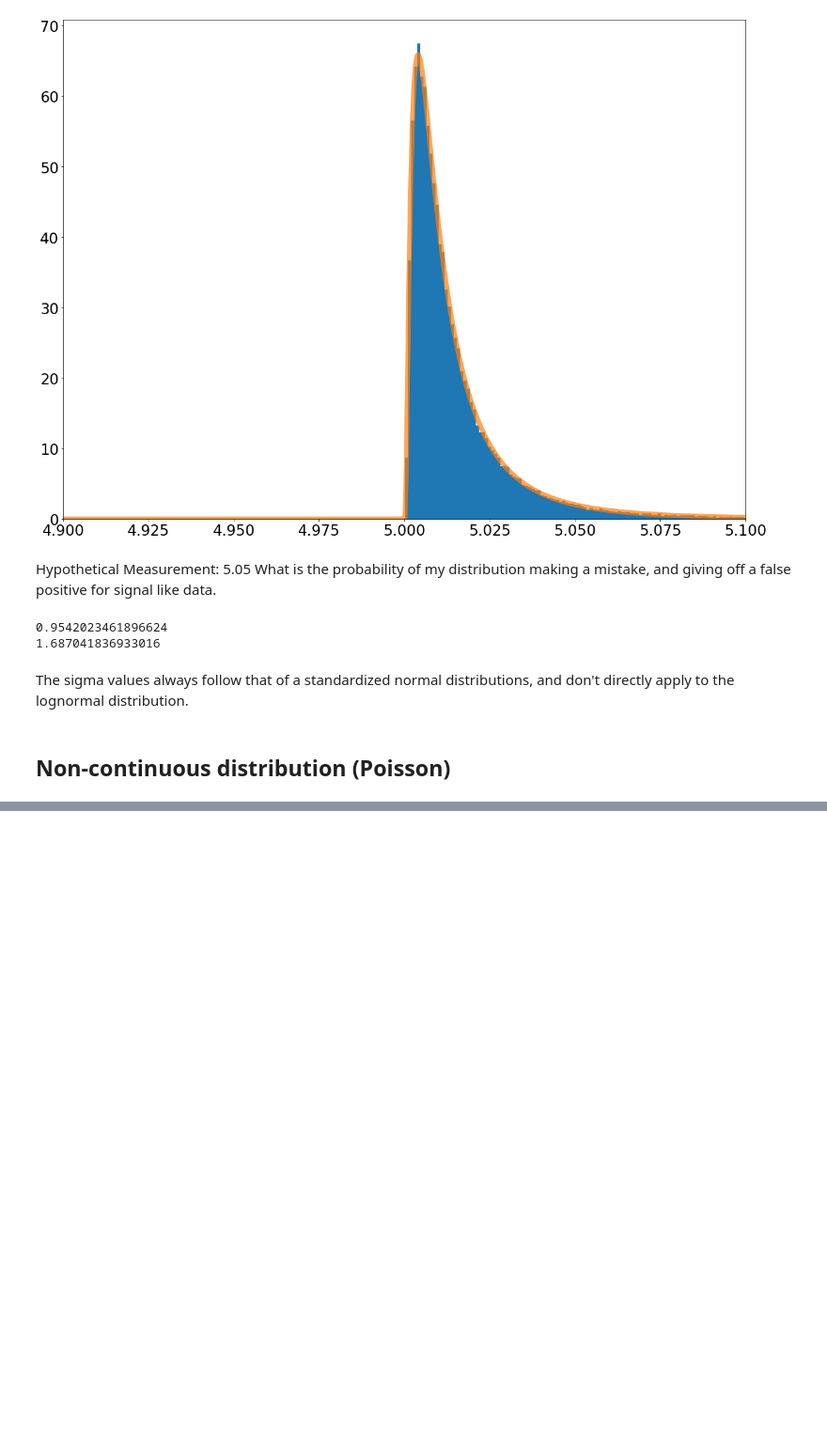
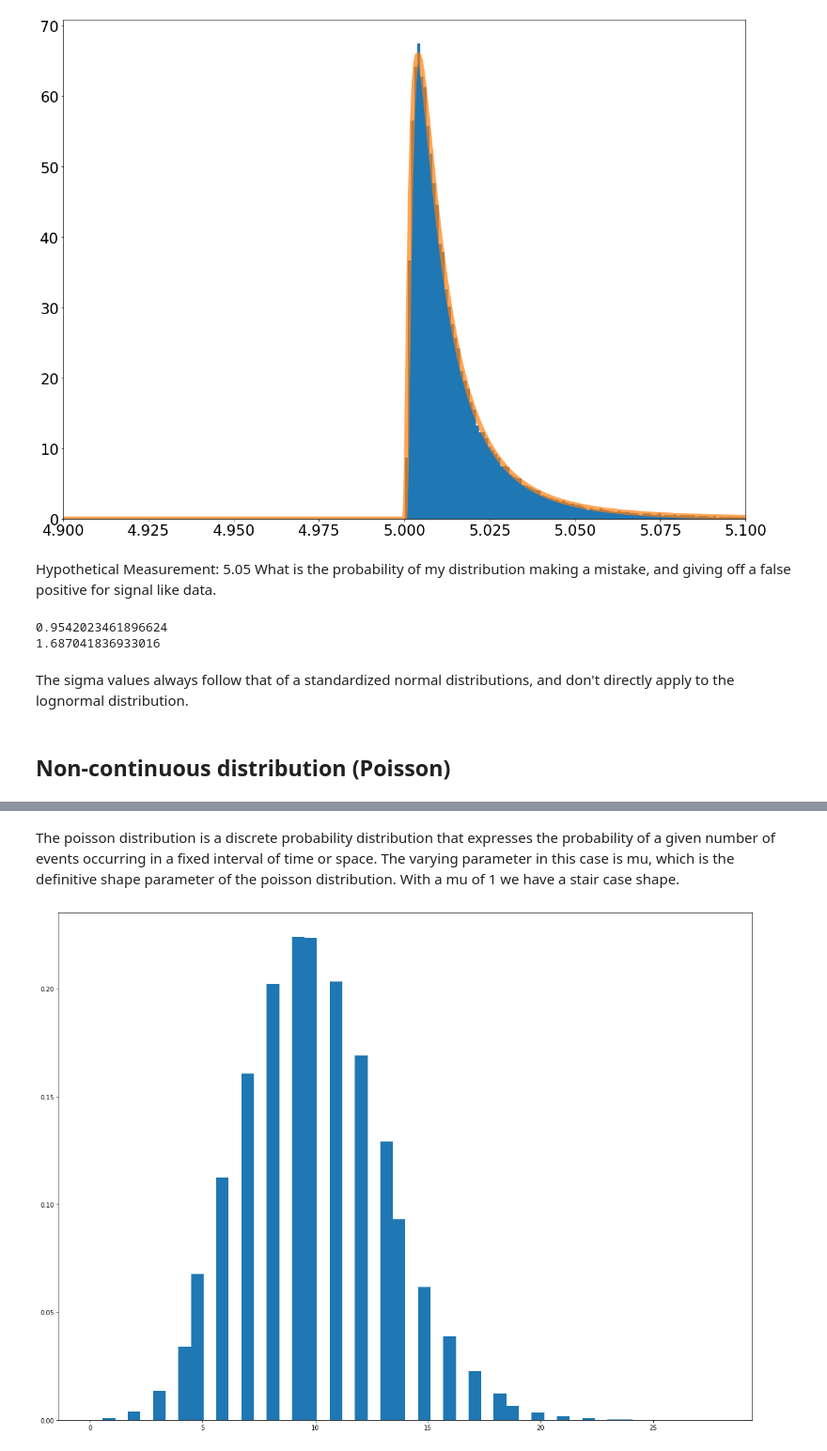
Before and after one commit to IgorBanin/Phys434, a Jupyter notebook: Lab1.ipynb, the cells around one changed output, grey strips where cells are left out. Shown: that part at 94% size. Saved outputs shown, nothing was run; the diff lists cells and outputs as text; code cells hidden in the pictures; blank space fills up the shorter version.

```diff
--- a/Lab1.ipynb
+++ b/Lab1.ipynb
@@ -72,0 +58,11 @@ r = poisson.rvs(mu, size=1000)
+# %% [markdown]
+The poisson distribution is a discrete probability distribution that expresses the probability of a given number of events occurring in a fixed interval of time or space. The varying parameter in this case is mu, which is the definitive shape parameter of the poisson distribution. With a mu of 1 we have a stair case shape.
+# %%
+mu = 10
+
+d = stats.poisson.rvs(mu, loc=0, size=1000000, random_state=None)
+fig, ax = plt.subplots(1, 1)
+ax.hist(d,50, density=True)
+plt.show()
+# %% [output]
+[figure, added]
```
Also changed, not shown: parts of 11 cells of this notebook.
